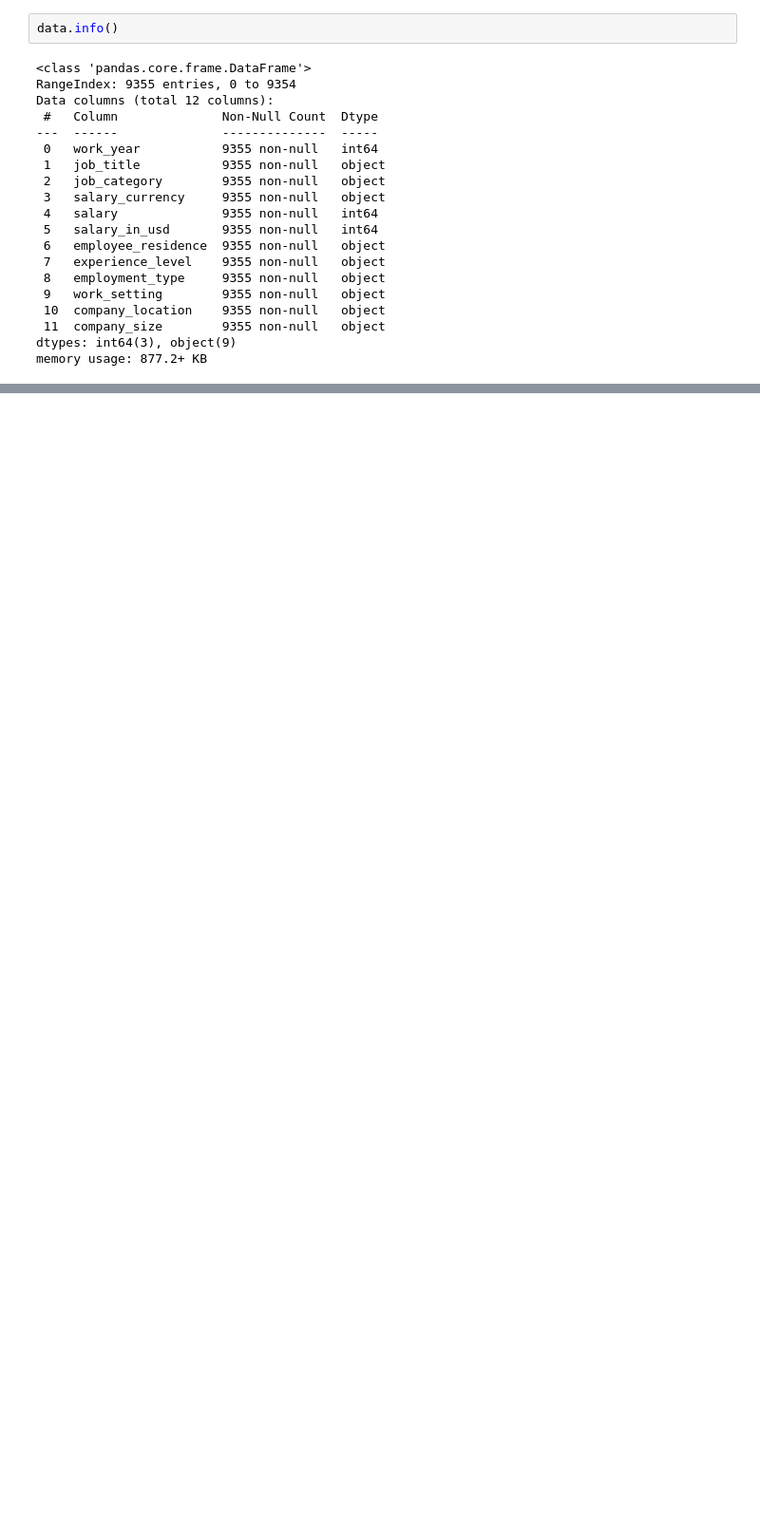
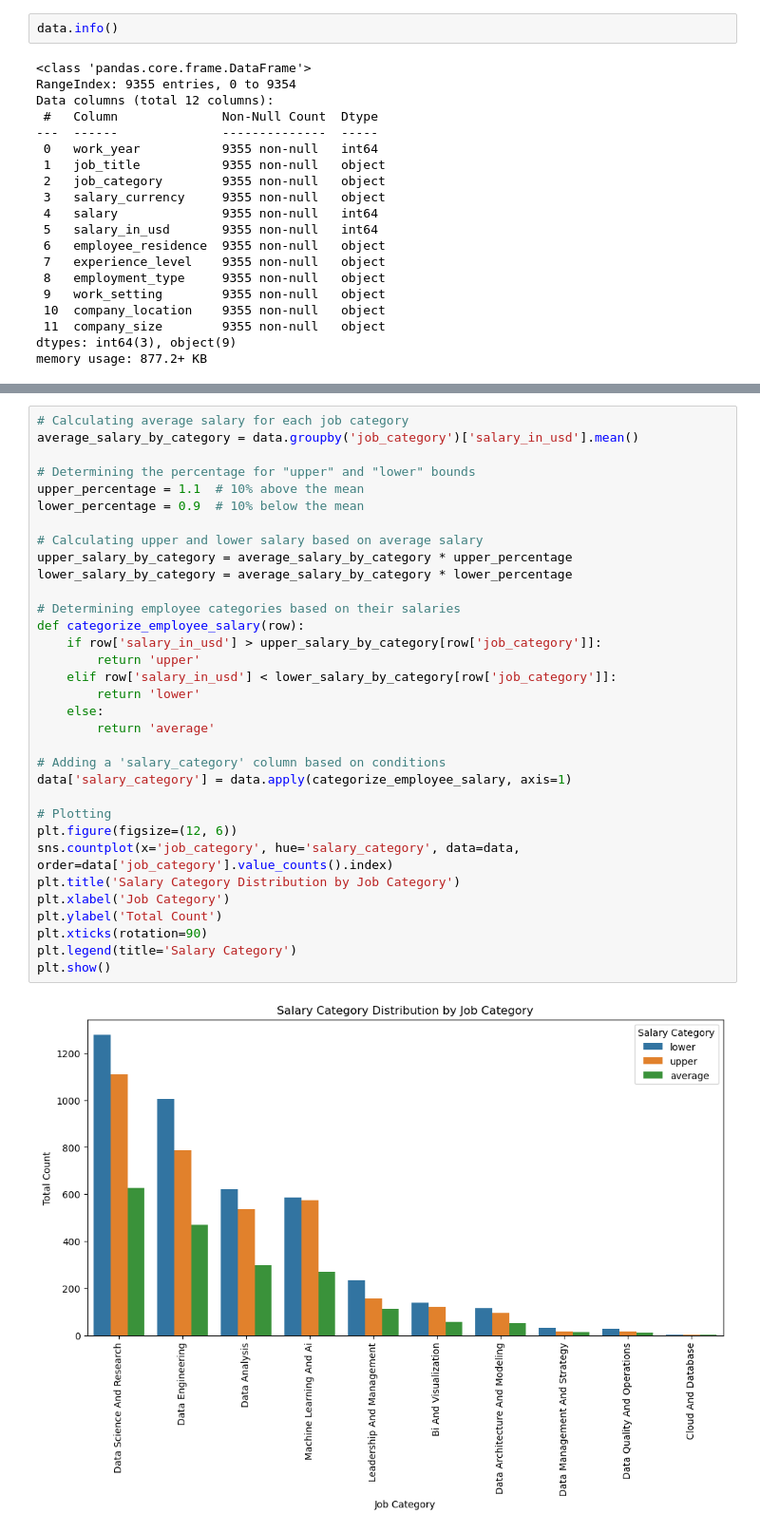
Before and after one commit to KevinDHS/Analysis-of-Job-Roles-Salary-Compensation-in-the-Field-of-Data-Analysis, a Jupyter notebook: Analysis of Job Roles and Salary Compensation.ipynb, the cells around one changed output, grey strips where cells are left out. Shown at 95% size. Cells and saved outputs as stored; diff of their text form; blank space fills up the shorter version.

```diff
--- a/Analysis of Job Roles and Salary Compensation.ipynb
+++ b/Analysis of Job Roles and Salary Compensation.ipynb
@@ -381,0 +235,35 @@ Dengan demikian, berdasarkan analisis yang telah dilakukan, saya merekomendasika
+# %%
+# Calculating average salary for each job category
+average_salary_by_category = data.groupby('job_category')['salary_in_usd'].mean()
+
+# Determining the percentage for "upper" and "lower" bounds
+upper_percentage = 1.1  # 10% above the mean
+lower_percentage = 0.9  # 10% below the mean
+
+# Calculating upper and lower salary based on average salary
+upper_salary_by_category = average_salary_by_category * upper_percentage
+lower_salary_by_category = average_salary_by_category * lower_percentage
+
+# Determining employee categories based on their salaries
+def categorize_employee_salary(row):
+    if row['salary_in_usd'] > upper_salary_by_category[row['job_category']]:
+        return 'upper'
+    elif row['salary_in_usd'] < lower_salary_by_category[row['job_category']]:
+        return 'lower'
+    else:
+        return 'average'
+
+# Adding a 'salary_category' column based on conditions
+data['salary_category'] = data.apply(categorize_employee_salary, axis=1)
+
+# Plotting
+plt.figure(figsize=(12, 6))
+sns.countplot(x='job_category', hue='salary_category', data=data, order=data['job_category'].value_counts().index)
+plt.title('Salary Category Distribution by Job Category')
+plt.xlabel('Job Category')
+plt.ylabel('Total Count')
+plt.xticks(rotation=90)
+plt.legend(title='Salary Category')
+plt.show()
+# %% [output]
+[figure, added]
```
Also changed, not shown: parts of 70 cells of this notebook, 2 other files.
